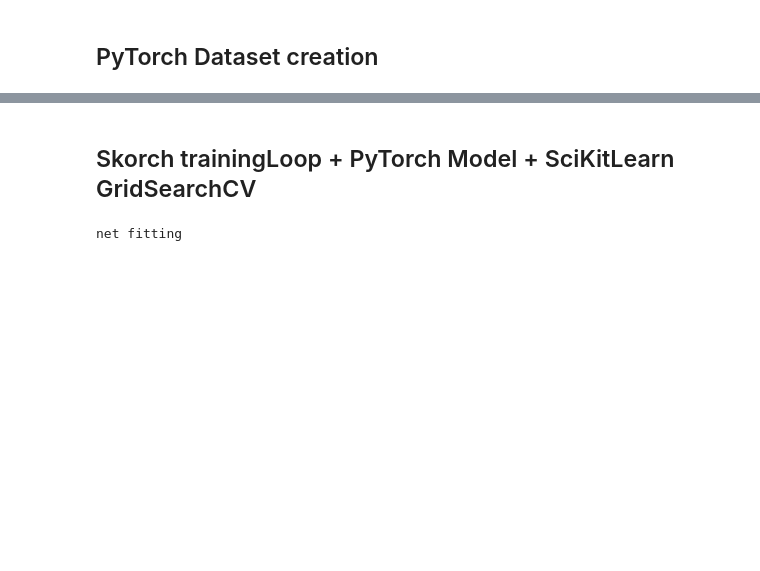
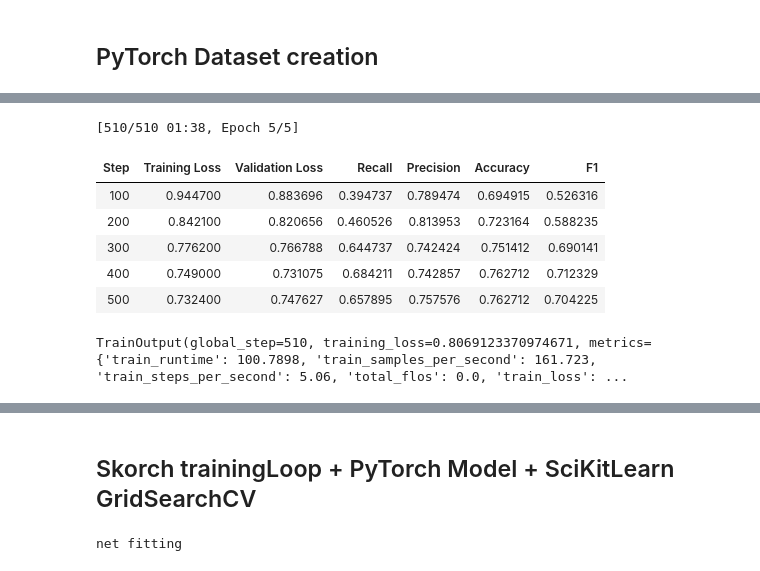
Before and after one commit to SangioAI/NLP_Assignments, a Jupyter notebook: assignment1.ipynb, the cells around one changed output, grey strips where cells are left out. Cells and saved outputs as stored; diff of their text form; code cells hidden in the pictures; blank space fills up the shorter version.

```diff
--- a/assignment1.ipynb
+++ b/assignment1.ipynb
@@ -1059,0 +1266,22 @@ def myMetric(evalPrediction):
+# %%
+# train over dataset
+trainer = Trainer(
+        model=lstm_model,
+        args=training_args,
+        train_dataset=train_dataset,
+        # train_dataset=train_dataset,
+        eval_dataset=valid_dataset,
+        compute_metrics=myMetric, # use custom metric
+        data_collator=collater_dict # use custom collater to make batches adding padding token
+    )
+
+trainer.train()
+# %% [output]
+[510/510 01:38, Epoch 5/5]
+| Step | Training Loss | Validation Loss | Recall | Precision | Accuracy | F1 |
+| 100 | 0.944700 | 0.883696 | 0.394737 | 0.789474 | 0.694915 | 0.526316 |
+| 200 | 0.842100 | 0.820656 | 0.460526 | 0.813953 | 0.723164 | 0.588235 |
+| 300 | 0.776200 | 0.766788 | 0.644737 | 0.742424 | 0.751412 | 0.690141 |
+| 400 | 0.749000 | 0.731075 | 0.684211 | 0.742857 | 0.762712 | 0.712329 |
+| 500 | 0.732400 | 0.747627 | 0.657895 | 0.757576 | 0.762712 | 0.704225 |
+TrainOutput(global_step=510, training_loss=0.8069123370974671, metrics={'train_runtime': 100.7898, 'train_samples_per_second': 161.723, 'train_steps_per_second': 5.06, 'total_flos': 0.0, 'train_loss': ...
```
Also changed, not shown: parts of 31 cells of this notebook.
